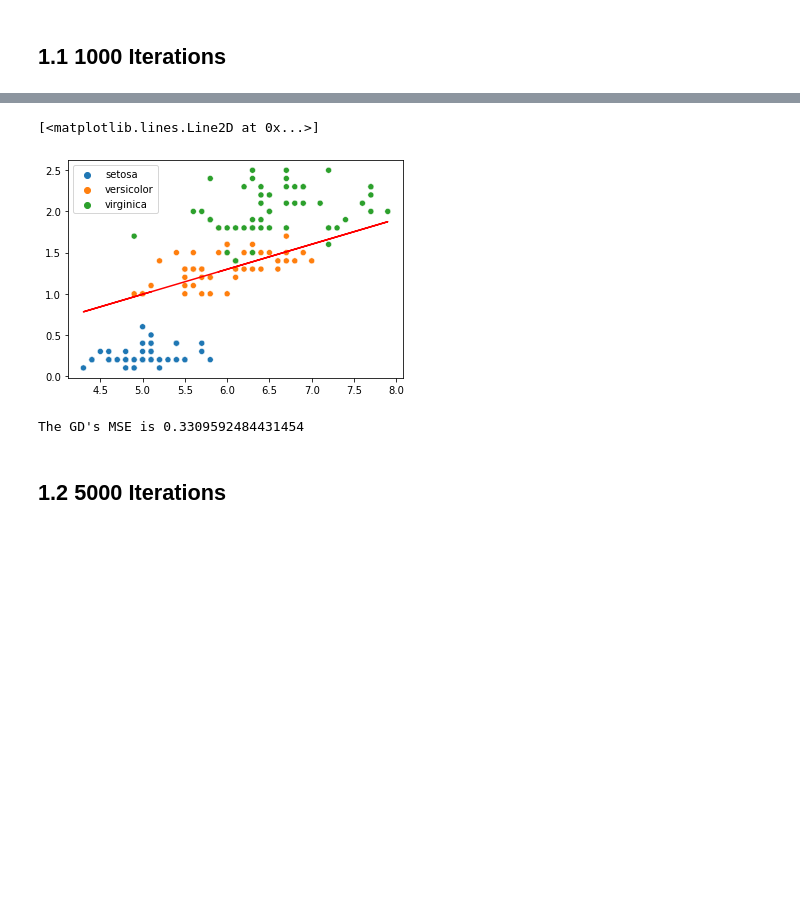
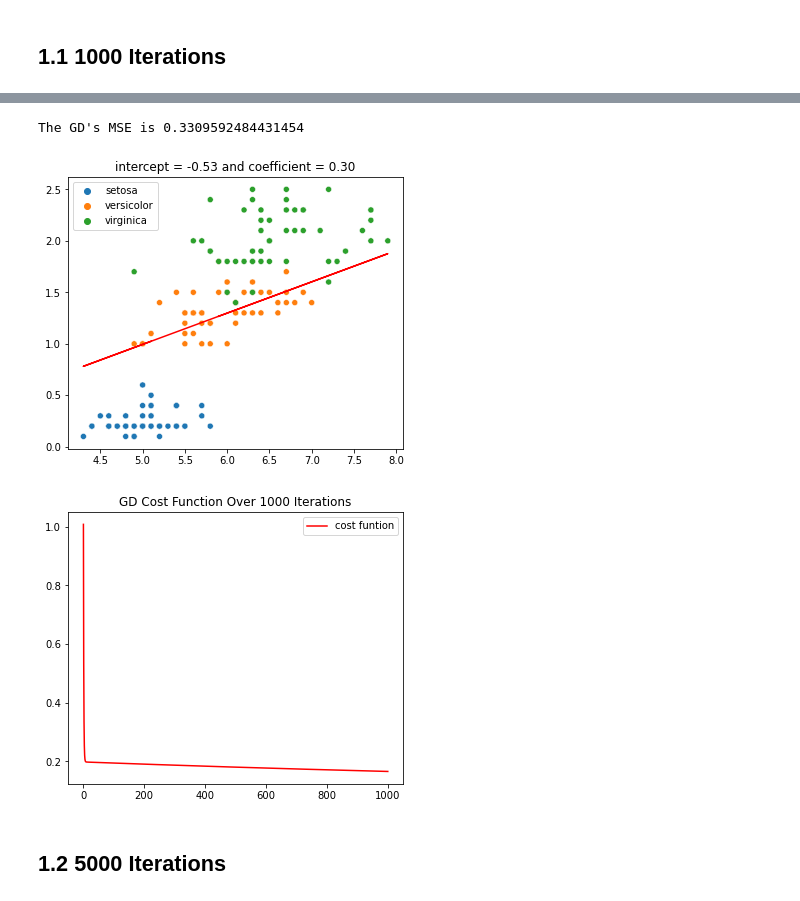
Before and after one commit to bsraya/optimization, a Jupyter notebook: gd.ipynb, the cells around one changed output, grey strips where cells are left out. Saved outputs shown, nothing was run; the diff lists cells and outputs as text; code cells hidden in the pictures; blank space fills up the shorter version.

```diff
--- a/gd.ipynb
+++ b/gd.ipynb
@@ -51,9 +58,7 @@ Linear Regression's MSE is 0.1910150076942736
 # %% [markdown]
 # 1. Gradient Descent
 # %%
-gd_loss = pd.DataFrame(columns=['intercept', 'coefficient', 'sum_error'])
-
-def gd(x, y, epochs, alpha = 0.01):
+def gd(x, y, epochs, df, alpha = 0.01):
     length = len(x)
     intercept, coefficient = 0.0, 0.0
     for epoch in range(epochs):
@@ -64,7 +69,38 @@ def gd(x, y, epochs, alpha = 0.01):
         intercept = intercept - alpha * b0_error
         coefficient = coefficient - alpha * b1_error
         sum_error = sum_error + np.sum((predictions - y) ** 2) / (2 * length)
-        gd_loss.loc[epoch] = [intercept, coefficient, sum_error]
-    return intercept, coefficient
+        df.loc[epoch] = [intercept, coefficient, sum_error]
+    return df
+
+def sum_err_graph(algorithm, df, iterations):
+    plt.figure(figsize=(6,5))
+    plt.plot(np.arange(1, iterations+1), df['sum_error'][:iterations], color = 'r')
+    plt.title(f'{algorithm} Cost Function Over {iterations} Iterations')
+    plt.legend(["cost funtion"])
+
+def gd_lr_line(gd_intercept, gd_coefficient):
+    plt.figure(figsize=(6,5))
+    sns.scatterplot(
+        x = sepal_length,
+        y = petal_width,
+        hue = species_names
+    )
+    plt.plot(
+        sepal_length,
+        gd_intercept + gd_coefficient * sepal_length,
+        color = 'r'
+    )
+    plt.title(f"intercept = {gd_intercept:.2f} and coefficient = {gd_coefficient:.2f}")
+
+def calculate_mse(algorithm, gd_intercept, gd_coefficient):
+    gd_predictions = [gd_intercept + gd_coefficient * x for x in sepal_length]
+    gd_mse = mean_squared_error(
+        gd_predictions,
+        petal_width
+    )
+    print(f"The {algorithm}'s MSE is {gd_mse}")
+# %%
+gd_loss = pd.DataFrame(columns=['intercept', 'coefficient', 'sum_error'])
+gd_loss, iterations = gd(sepal_length, petal_width, epochs = 10000, df = gd_loss)
 # %% [markdown]
 ## 1.1 1000 Iterations
@@ -78,28 +107,11 @@ Text(0.5, 1.0, 'GD Cost Function Over 1000 Iterations')
-# %%
-sns.scatterplot(
-    x = sepal_length,
-    y = petal_width,
-    hue = species_names
-)
-
-plt.plot(
-    sepal_length,
-    gd_intercept + gd_coefficient * sepal_length,
-    color = 'r'
-)
-# %% [output]
-[<matplotlib.lines.Line2D at 0x...>]
-[figure, removed]
-# %%
-gd_predictions = [gd_intercept + gd_coefficient * x for x in sepal_length]
-
-gd_mse = mean_squared_error(
-    gd_predictions,
-    petal_width
-)
-
-print(f"The GD's MSE is {gd_mse}")
-# %% [output]
-The GD's MSE is 0.3309592484431454
+# %%
+epoch = 1000
+calculate_mse('GD', gd_loss['intercept'].loc[epoch-1], gd_loss['coefficient'].loc[epoch-1])
+gd_lr_line(gd_loss['intercept'].loc[epoch-1], gd_loss['coefficient'].loc[epoch-1])
+sum_err_graph('GD', gd_loss, epoch)
+# %% [output]
+The GD's MSE is 0.3309592484431454
+[figure, added]
+[figure, added]
 # %% [markdown]
 ## 1.2 5000 Iterations
```
Also changed, not shown: parts of 14 cells of this notebook, 1 other file.
